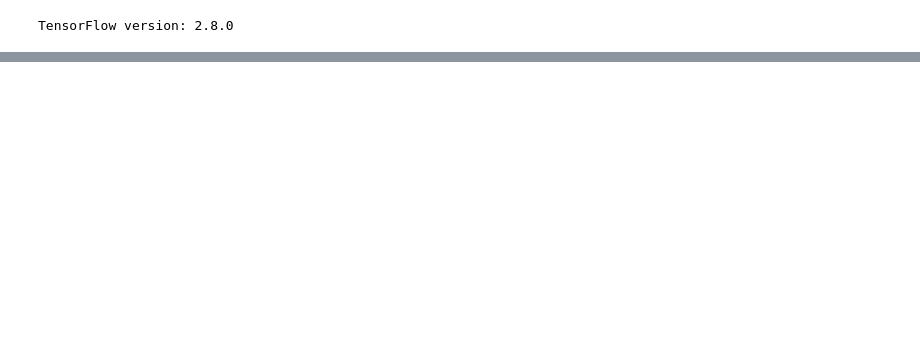
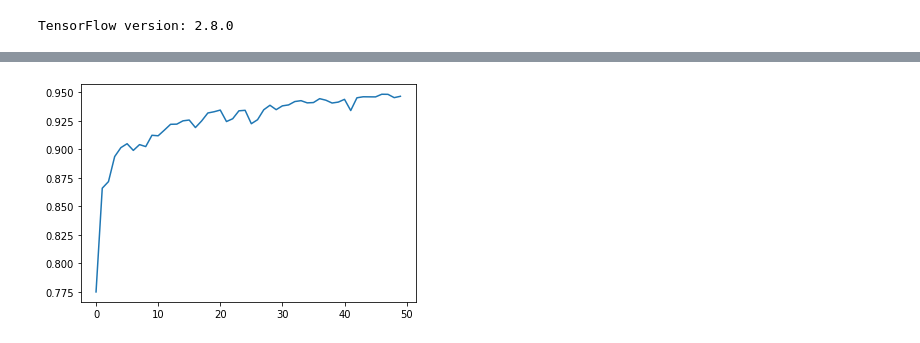
Before and after one commit to alexmeredith8299/opssat-cloud-detection, a Jupyter notebook: python/tf_train.ipynb, the cells around one changed output, grey strips where cells are left out. Cells and saved outputs as stored; diff of their text form; code cells hidden in the pictures; blank space fills up the shorter version.

```diff
--- a/python/tf_train.ipynb
+++ b/python/tf_train.ipynb
@@ -188,3 +203,4 @@ Epoch 5/5
 # %%
 tf.keras.utils.plot_model(model)
+model_history = model.fit(trainset_tf, epochs=50)
 # %% [output]
@@ -192,3 +224,8 @@ AttributeError: 'Identity' object has no attribute 'built'
+# %%
+plt.plot(model_history.history['acc'])
+plt.show()
+# %% [output]
+[figure, added]
 # %%
 # conver to a tflite model
 # concrete_func = model.__call__.get_concrete_function()
```
Also changed, not shown: parts of 8 cells of this notebook.
